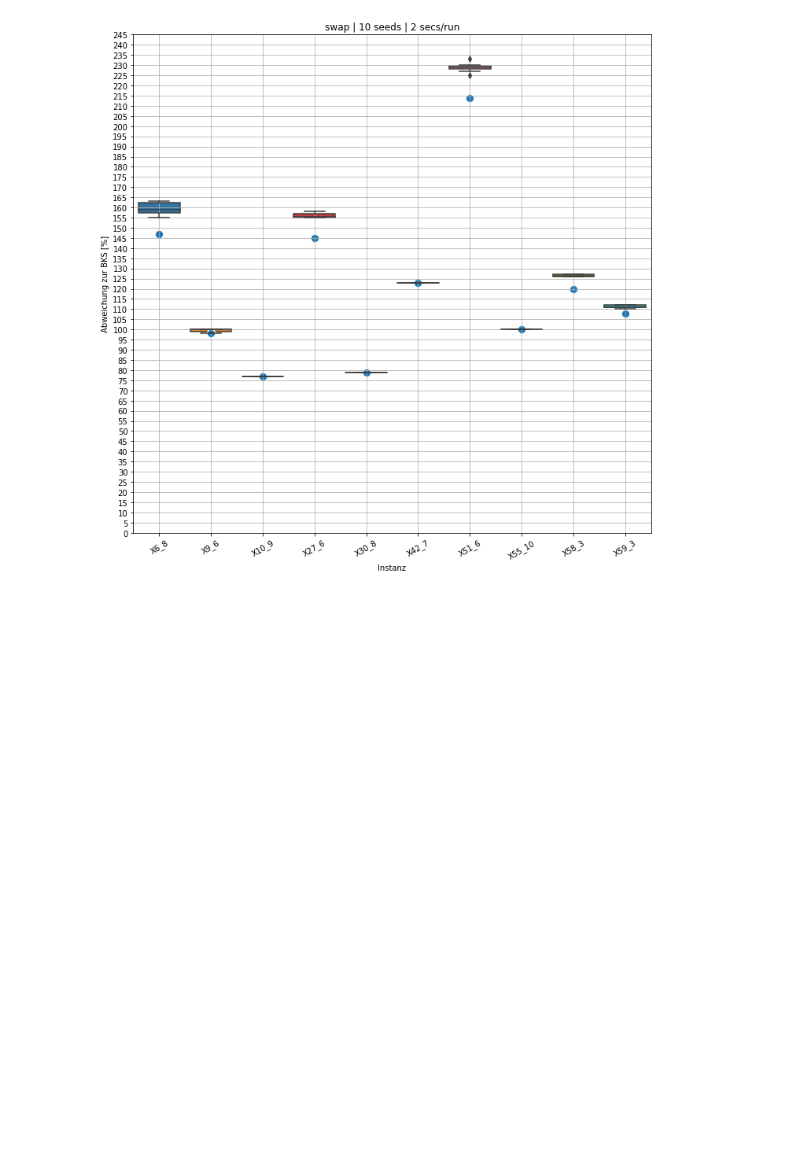
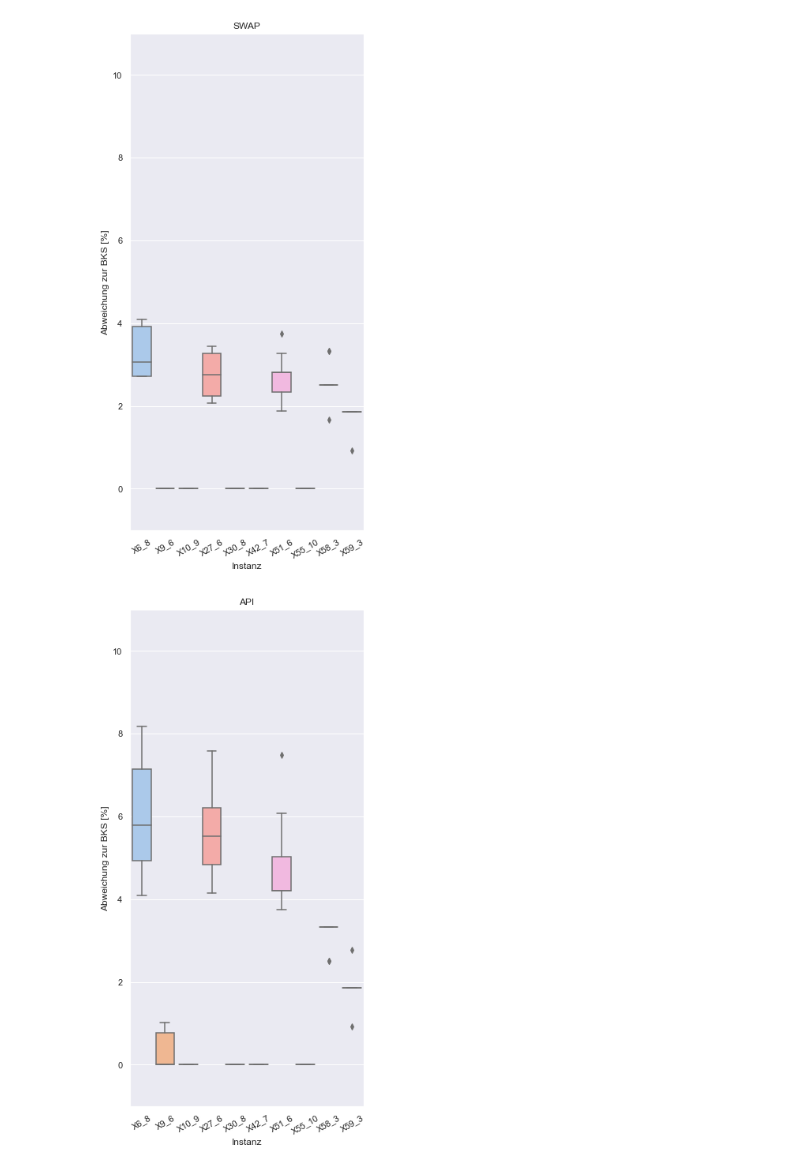
Before and after one commit to mbenahmed1/ScheduleMe, a Jupyter notebook: etc/phase2_plots.ipynb, the cells around one changed output. Cells and saved outputs as stored; diff of their text form; code cells hidden in the pictures; blank space fills up the shorter version.

```diff
--- a/etc/phase2_plots.ipynb
+++ b/etc/phase2_plots.ipynb
@@ -1,5 +1,5 @@
 # %%
 import pandas as pd
-data = pd.read_csv("phase2_results/old_20.csv")
+data = pd.read_csv("phase2_results/new_60.csv")
 print(data)
 # %% [output]
@@ -20,16 +20,25 @@ print(data)
 # %%
 import seaborn as sns
 import matplotlib.pyplot as plt
 
-fig, ax = plt.subplots(figsize=(10,10))
 
-# sns.boxplot(ax=ax, x=data.instance,  y=(data.makespan/data.bks - 1) * 100)
-sns.scatterplot(ax=ax, x=data.instance,  y=data.bks, s=100)
-sns.boxplot(ax=ax, x=data.instance,  y=data.makespan)
+for nbh in ["swap","api","shift","random"]:
+    d = data.loc[data["nbh"] == nbh]
+    # print(d.head())
 
-ax.set(title="swap | 10 seeds | 2 secs/run", xlabel="Instanz", ylabel="Abweichung zur BKS [%]", yticks=[i for i in range(0, 250, 5)])
-ax.set_xticklabels(ax.get_xticklabels(), rotation=30)
-ax.grid()
-plt.tight_layout()
+    fig, ax = plt.subplots(figsize=(10,10))
+    sns.set_theme()
+    sns.set_palette("pastel")
+
+    sns.boxplot(ax=ax, x=d.instance,  y=(d.makespan/data.bks - 1) * 100)
+    ax.set(title=nbh.upper(), xlabel="Instanz", ylabel="Abweichung zur BKS [%]", ylim=(-1,11))
+
+    # sns.scatterplot(ax=ax, x=d.instance,  y=d.bks, s=100)
+    # sns.boxplot(ax=ax, x=d.instance,  y=d.makespan)
+    # ax.set(title=nbh.upper(), xlabel="Instanz", ylabel="Abweichung zur BKS [%]")
+
+    ax.set_xticklabels(ax.get_xticklabels(), rotation=30)
+    plt.tight_layout()
 # %% [output]
-[figure, old version]
+[figure, new version]
+[figure, added]
```
Also changed, not shown: parts of 2 cells of this notebook, 4 other files.
